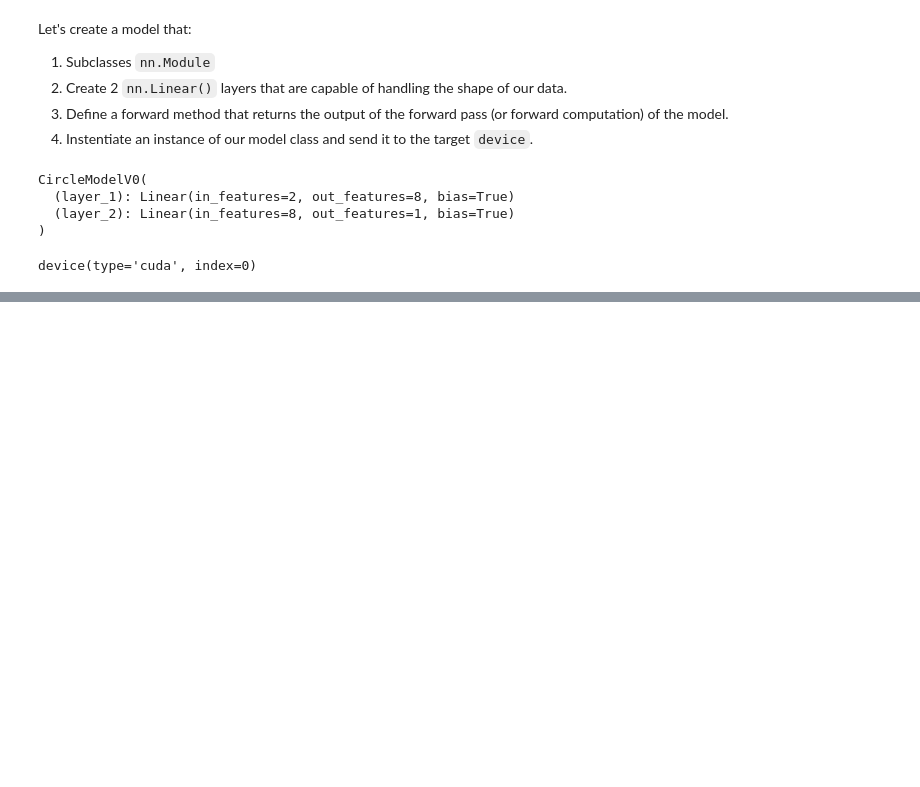
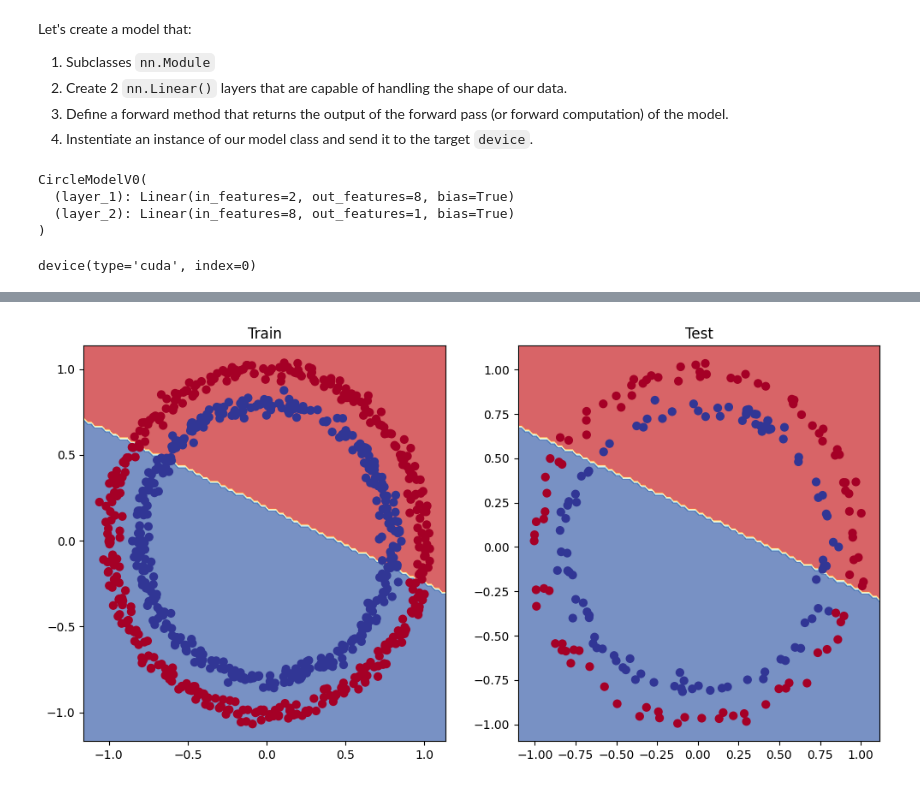
Before and after one commit to JoachimLombardi/Portfolio, a Jupyter notebook: Deep Learning/PyTorch/02_neural_network_classification_with_pytorch_video.ipynb, the cells around one changed output, grey strips where cells are left out. Cells and saved outputs as stored; diff of their text form; code cells hidden in the pictures; blank space fills up the shorter version.

Commit message:
"plot classification"

```diff
--- a/Deep Learning/PyTorch/02_neural_network_classification_with_pytorch_video.ipynb
+++ b/Deep Learning/PyTorch/02_neural_network_classification_with_pytorch_video.ipynb
@@ -163,10 +166,10 @@ next(model_0.parameters()).device
 device(type='cuda', index=0)
 # %%
 # Let's replicate the model above using nn.Sequential()
-model_0 = nn.Sequential(
-    nn.Linear(in_features=2, out_features=8),
-    nn.Linear(in_features=8, out_features=1)
-).to(device)
+# model_0 = nn.Sequential(
+#     nn.Linear(in_features=2, out_features=8),
+#     nn.Linear(in_features=8, out_features=1)
+# ).to(device)
 
 model_0
 # %% [output]
@@ -176,0 +239,16 @@ Sequential(
+# %%
+# Setup the loss function
+# loss_fn = nn.BCELoss() # BCELoss = requires to have gone through the sigmoid activation function in the model first
+# nn.Sequential(
+#     nn.Sigmoid(),
+#     nn.BCELoss()
+# )
+loss_fn = nn.BCEWithLogitsLoss() # BCEWithLogitsLoss = sigmoid activation function + BCE
+optimizer = torch.optim.SGD(params=model_0.parameters(),
+                             lr=0.1)
+# %%
+# Calculate accuracy (a classification metric)
+def accuracy_fn(y_true, y_pred):
+    correct = torch.eq(y_true, y_pred).sum().item() # torch.eq() calculates where two tensors are equal
+    acc = (correct / len(y_pred)) * 100
+    return acc
@@ -176,0 +272,5 @@ Sequential(
+# %%
+# View the first 5 outputs of the forward pass on the test data
+with torch.inference_mode():
+    y_logits = model_0(X_test.to(device))[:5]
+print(f"Logits: {y_logits}")
@@ -176,0 +399,11 @@ Sequential(
+# %%
+# Plot decision boundaries for training and test sets
+plt.figure(figsize=(12, 6))
+plt.subplot(1, 2, 1)
+plt.title("Train")
+plot_decision_boundary(model_0, X_train, y_train)
+plt.subplot(1, 2, 2)
+plt.title("Test")
+plot_decision_boundary(model_0, X_test, y_test)
+# %% [output]
+[figure, added]
```
Also changed, not shown: parts of 17 cells of this notebook, 4 other files.
